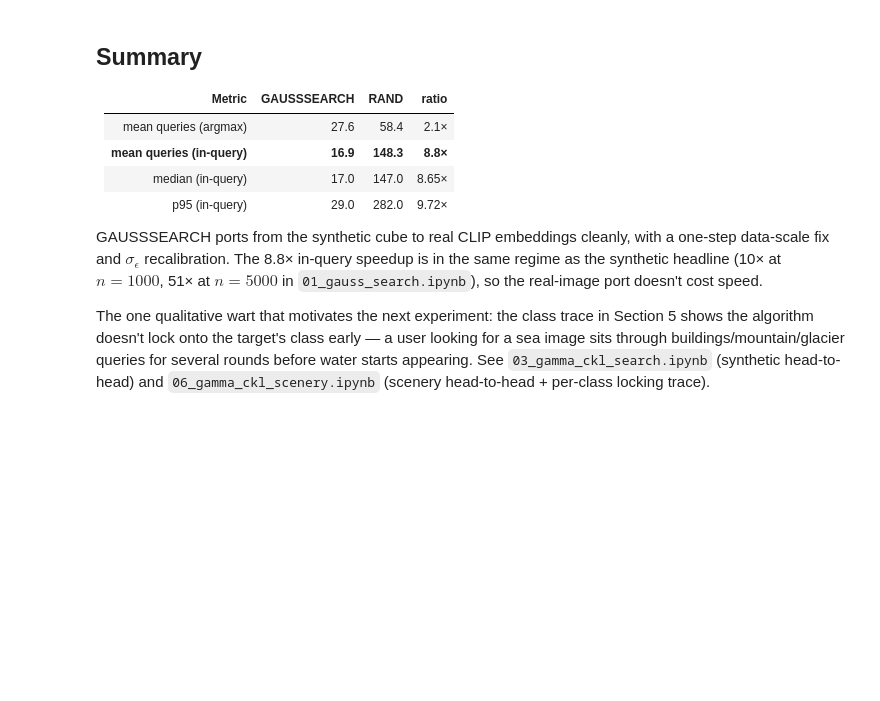
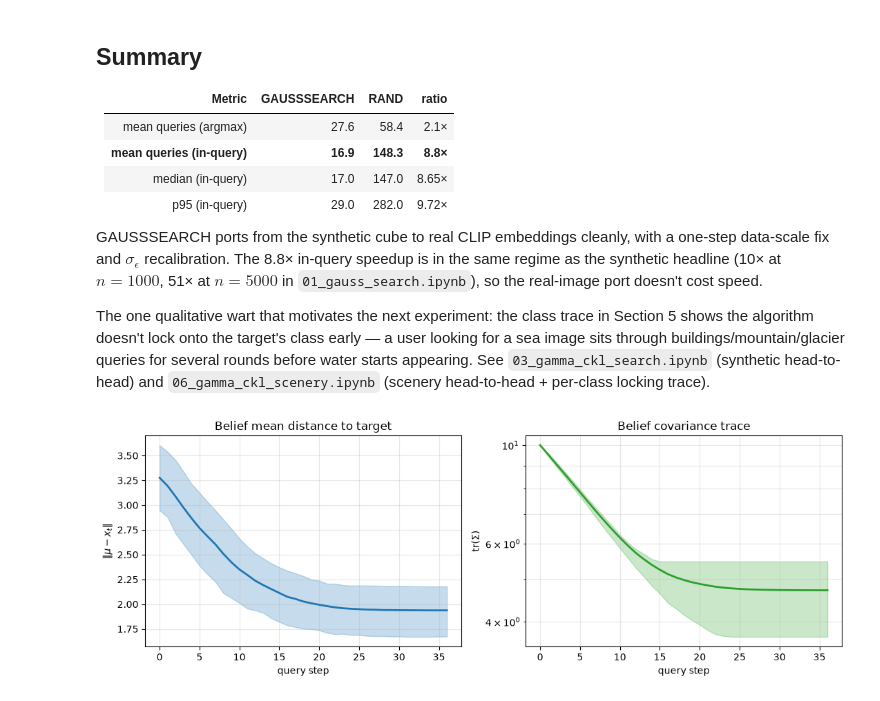
Before and after one commit to Shlok-Shetty/Dual-Degree-Project, a Jupyter notebook: comparison-search-llm/scenery-search/notebooks/02_gauss_search_3d_viz.ipynb, the cells around one changed output. Saved outputs shown, nothing was run; the diff lists cells and outputs as text; code cells hidden in the pictures; blank space fills up the shorter version.

```diff
--- a/comparison-search-llm/scenery-search/notebooks/02_gauss_search_3d_viz.ipynb
+++ b/comparison-search-llm/scenery-search/notebooks/02_gauss_search_3d_viz.ipynb
@@ -1287,3 +1288,70 @@ Classes: ['buildings', 'forest', 'glacier', 'mountain', 'sea', 'street']
 GAUSSSEARCH ports from the synthetic cube to real CLIP embeddings cleanly, with a one-step data-scale fix and $\sigma_\epsilon$ recalibration. The 8.8× in-query speedup is in the same regime as the synthetic headline (10× at $n = 1000$, 51× at $n = 5000$ in `01_gauss_search.ipynb`), so the real-image port doesn't cost speed.
 
 The one qualitative wart that motivates the next experiment: the class trace in Section 5 shows the algorithm doesn't lock onto the target's class early — a user looking for a sea image sits through buildings/mountain/glacier queries for several rounds before water starts appearing. See `03_gamma_ckl_search.ipynb` (synthetic head-to-head) and `06_gamma_ckl_scenery.ipynb` (scenery head-to-head + per-class locking trace).
+# %%
+# Aggregate belief-convergence trajectories across all 600 scenery targets.
+# Uses gauss_search_verbose (which stores mu, Sigma per step) and computes
+# ||mu - target|| and tr(Sigma) in-cell. Pads to common length by holding
+# the final value after each search terminates.
+
+import matplotlib.pyplot as plt
+from tqdm.auto import tqdm
+
+all_dist = []
+all_trace = []
+max_len = 0
+
+for target_idx in tqdm(range(n), desc="collecting trajectories"):
+    rng_t = np.random.default_rng(seed=42 + target_idx)
+    h = gauss_search_verbose(X, target_idx, SIGMA_EPS,
+                             max_queries=50, rng=rng_t, stop_on="in_query")
+    x_t = X[target_idx]
+    dist  = [float(np.linalg.norm(mu - x_t)) for mu in h["mu"]]
+    trace = [float(np.trace(S))             for S in h["Sigma"]]
+    all_dist.append(dist)
+    all_trace.append(trace)
+    max_len = max(max_len, len(dist))
+
+def pad_to(arrs, L):
+    out = np.full((len(arrs), L), np.nan)
+    for k, a in enumerate(arrs):
+        a = np.asarray(a, dtype=float)
+        if len(a) == 0:
+            continue
+        out[k, :len(a)] = a
+        if len(a) < L:
+            out[k, len(a):] = a[-1]
+    return out
+
+D = pad_to(all_dist, max_len)
+T = pad_to(all_trace, max_len)
+
+mean_d = np.nanmean(D, axis=0)
+p25_d, p75_d = np.nanpercentile(D, 25, axis=0), np.nanpercentile(D, 75, axis=0)
+mean_t = np.nanmean(T, axis=0)
+p25_t, p75_t = np.nanpercentile(T, 25, axis=0), np.nanpercentile(T, 75, axis=0)
+
+steps = np.arange(max_len)
+fig, axes = plt.subplots(1, 2, figsize=(11, 4))
+
+axes[0].fill_between(steps, p25_d, p75_d, alpha=0.25, color="tab:blue")
+axes[0].plot(steps, mean_d, color="tab:blue", lw=2)
+axes[0].set_xlabel("query step")
+axes[0].set_ylabel(r"$\|\mu - x_t\|$")
+axes[0].set_title("Belief mean distance to target")
+axes[0].grid(True, alpha=0.3)
+
+axes[1].fill_between(steps, p25_t, p75_t, alpha=0.25, color="tab:green")
+axes[1].plot(steps, mean_t, color="tab:green", lw=2)
+axes[1].set_xlabel("query step")
+axes[1].set_ylabel(r"$\mathrm{tr}(\Sigma)$")
+axes[1].set_title("Belief covariance trace")
+axes[1].set_yscale("log")
+axes[1].grid(True, alpha=0.3, which="both")
+
+plt.tight_layout()
+plt.savefig(r"C:\Users\shlok\projects\ddp-llm\scenery-search\plots\mu_convergence.png",
+            dpi=150, bbox_inches="tight")
+plt.show()
+# %% [output]
+[figure, added]
```
Also changed, not shown: parts of 10 cells of this notebook, 20 other files.
